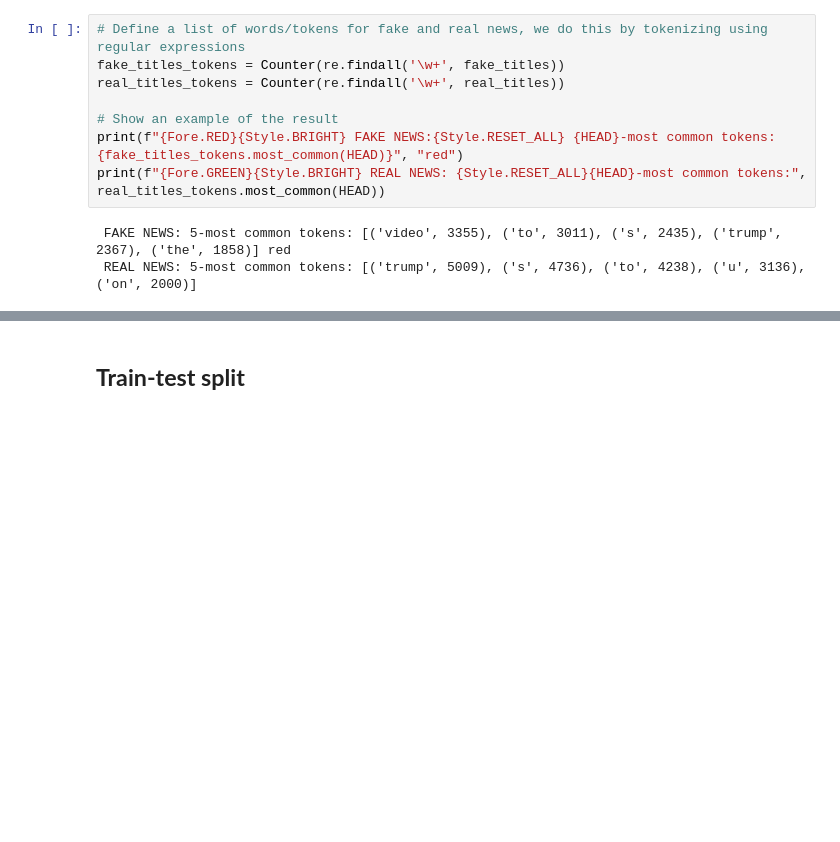
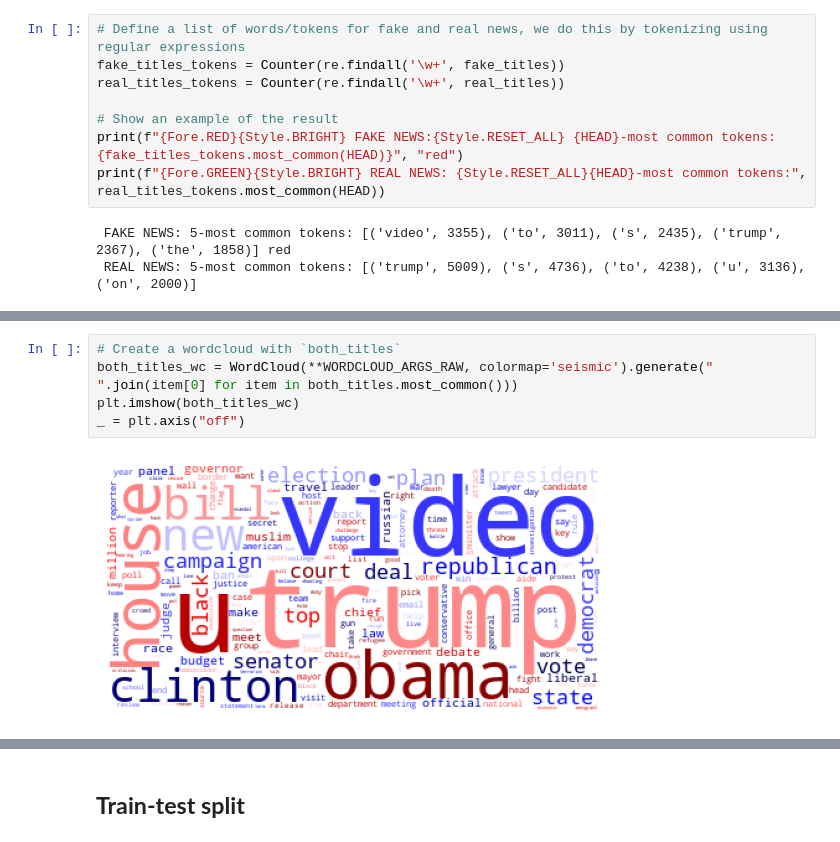
Before and after one commit to system-rowb/Data-Portfolio, a Jupyter notebook: NLP/Fake_news/Fake_news.ipynb, the cells around one changed output, grey strips where cells are left out. Cells and saved outputs as stored; diff of their text form; blank space fills up the shorter version.

```diff
--- a/NLP/Fake_news/Fake_news.ipynb
+++ b/NLP/Fake_news/Fake_news.ipynb
@@ -217,0 +260,7 @@ Visualize a summary with the two above images and the later ones.
+# %%
+# Create a wordcloud with `both_titles`
+both_titles_wc = WordCloud(**WORDCLOUD_ARGS_RAW, colormap='seismic').generate(" ".join(item[0] for item in both_titles.most_common()))
+plt.imshow(both_titles_wc)
+_ = plt.axis("off")
+# %% [output]
+[figure, added]
```
Also changed, not shown: parts of 14 cells of this notebook.
